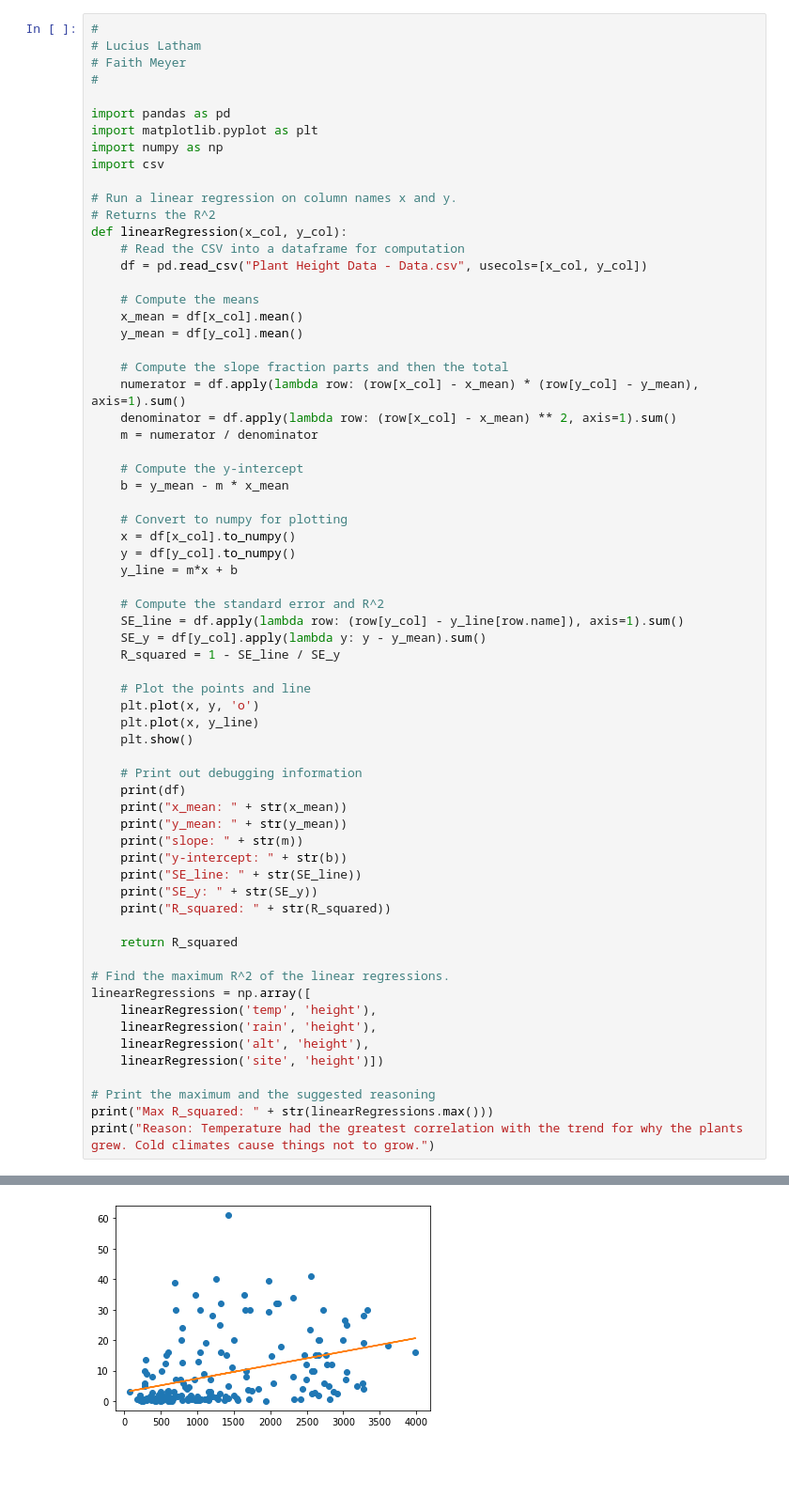
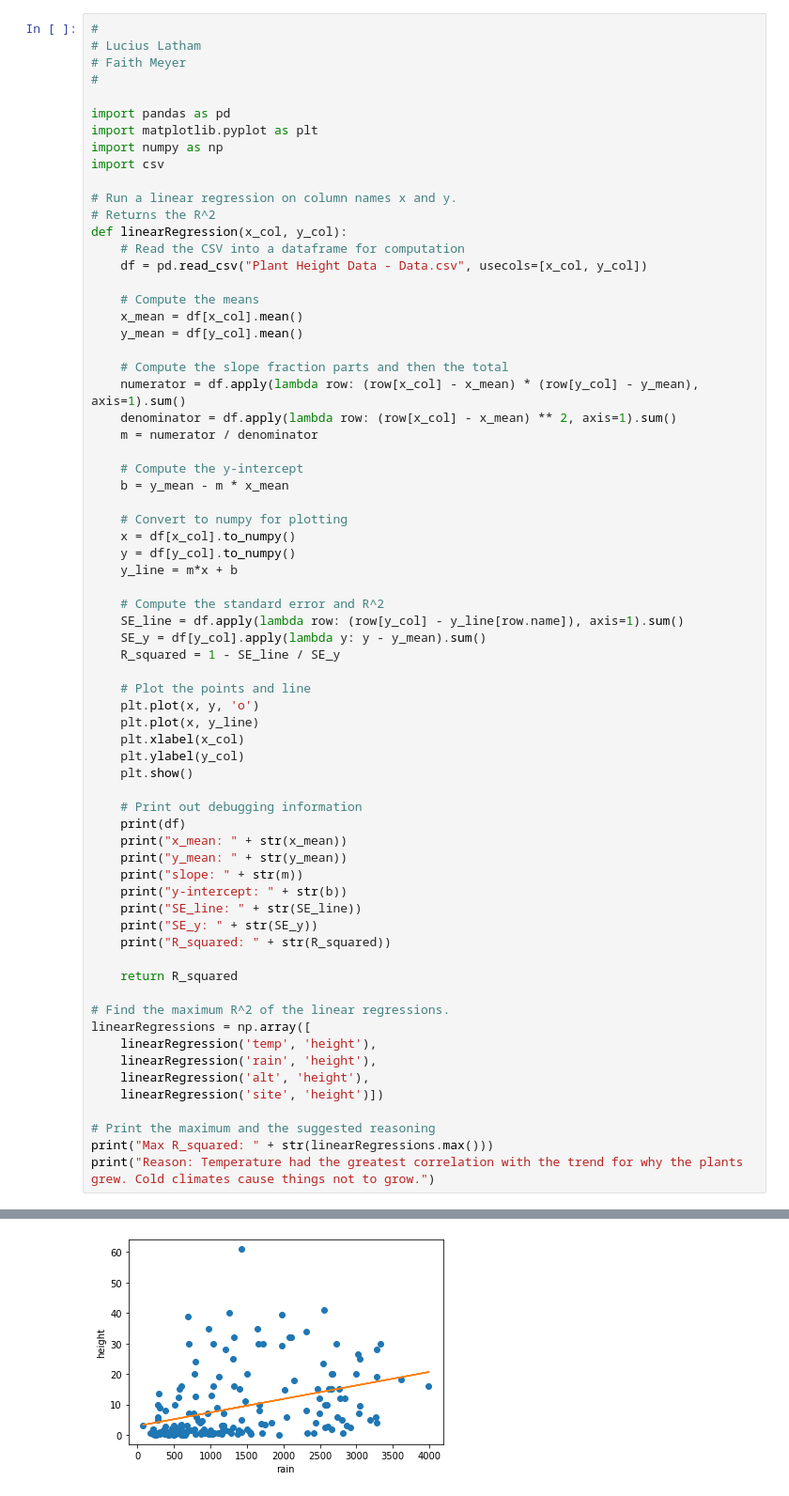
Before and after one commit to kingcodefish/kingcodefish.github.io, a Jupyter notebook: plantheight.ipynb, the cells around one changed output, grey strips where cells are left out. Shown: that part at 94% size. Cells and saved outputs as stored; diff of their text form; blank space fills up the shorter version.

```diff
--- a/plantheight.ipynb
+++ b/plantheight.ipynb
@@ -40,6 +40,8 @@ def linearRegression(x_col, y_col):
     # Plot the points and line
     plt.plot(x, y, 'o')
     plt.plot(x, y_line)
+    plt.xlabel(x_col)
+    plt.ylabel(y_col)
     plt.show()
 
     # Print out debugging information
@@ -69,21 +71,21 @@ print("Reason: Temperature had the greatest correlation with the trend for why t
      height  temp
 0    28.000  10.8
 1    26.600  24.5
 2     0.300  20.9
 3     1.600  19.9
 4     0.200   9.7
 ..      ...   ...
 173   0.550  26.0
 174   6.000  24.9
 175   0.500  16.7
 176  15.000   2.7
 177   0.246   3.5
 ... (5 lines left out)
 y-intercept: 4.396549174633083
 SE_line: -2.842170943040401e-14
 SE_y: -1.1368683772161603e-13
 R_squared: 0.75
-[figure, old version]
+[figure, new version]
      height  rain
 0    28.000  1208
 1    26.600  3015
```
Also changed, not shown: parts of 1 cell of this notebook, 10 other files.
